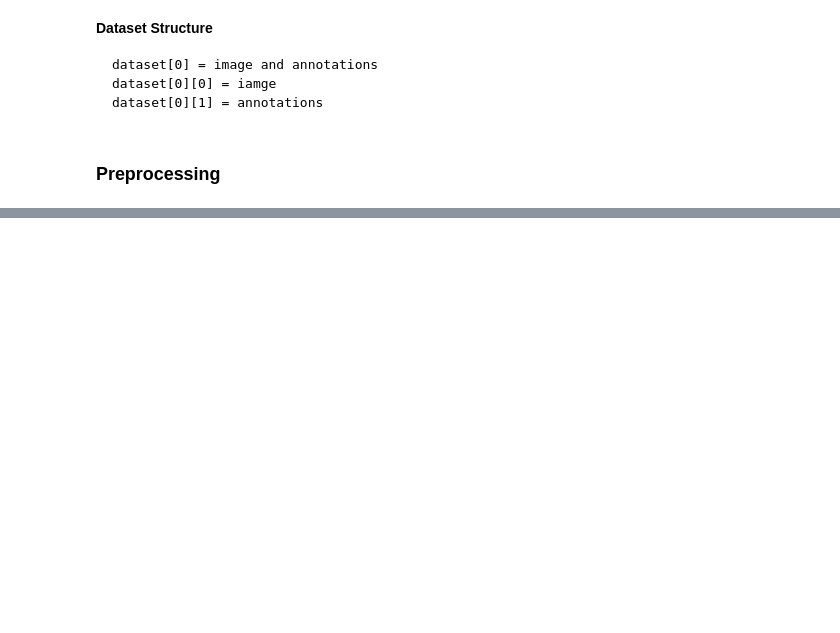
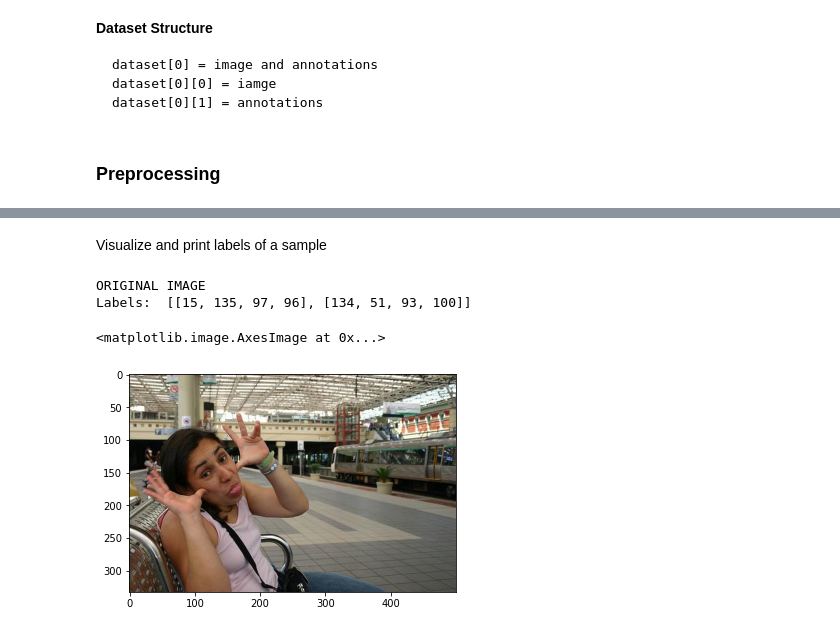
Before and after one commit to SiMoM0/HandsDetection, a Jupyter notebook: Model/handdetection.ipynb, the cells around one changed output, grey strips where cells are left out. Saved outputs shown, nothing was run; the diff lists cells and outputs as text; code cells hidden in the pictures; blank space fills up the shorter version.

```diff
--- a/Model/handdetection.ipynb
+++ b/Model/handdetection.ipynb
@@ -115,0 +124,10 @@ plt.imshow(train_dataset[0][0])
+# %%
+def convert_bbox(values):
+  #values is a list of points as [[y1, x1], [y2, x2], [y3, x3], [y4, x4]]
+
+  x_min = int(min([point[1] for point in values]))
+  y_min = int(min([point[0] for point in values]))
+  width = int(max([point[1] for point in values]) - x_min)
+  height = int(max([point[0] for point in values]) - y_min)
+
+  return [x_min, y_min, width, height]
@@ -195,15 +180,0 @@ draw_boxes(resized, new_bbox)
-# %%
-train_set = []
-for sample in train_dataset:
-  if len(sample[1][0]) == 2:
-    resized = cv2.resize(sample[0], (256, 256))
-    boxes = sample[1]
-
-    new_bbox = []
-    for point in boxes:
-      new_bbox.append([point[0]*256/shape[0], point[1]*256/shape[1]])
-    train_set.append([resized, new_bbox])
-train_set = np.array(train_set)
-
-print('New shape (images with only one hand): ', train_set.shape)
-print('Shape of image: ', train_set[10][0].shape)
@@ -212,0 +216,11 @@ Shape of image:  (256, 256, 3)
+# %% [markdown]
+Visualize and print labels of a sample
+# %%
+print('ORIGINAL IMAGE')
+print('Labels: ', train_set[1010][1])
+plt.imshow(train_set[1010][0])
+# %% [output]
+ORIGINAL IMAGE
+Labels:  [[15, 135, 97, 96], [134, 51, 93, 100]]
+<matplotlib.image.AxesImage at 0x...>
+[figure, added]
```
Also changed, not shown: parts of 27 cells of this notebook.
